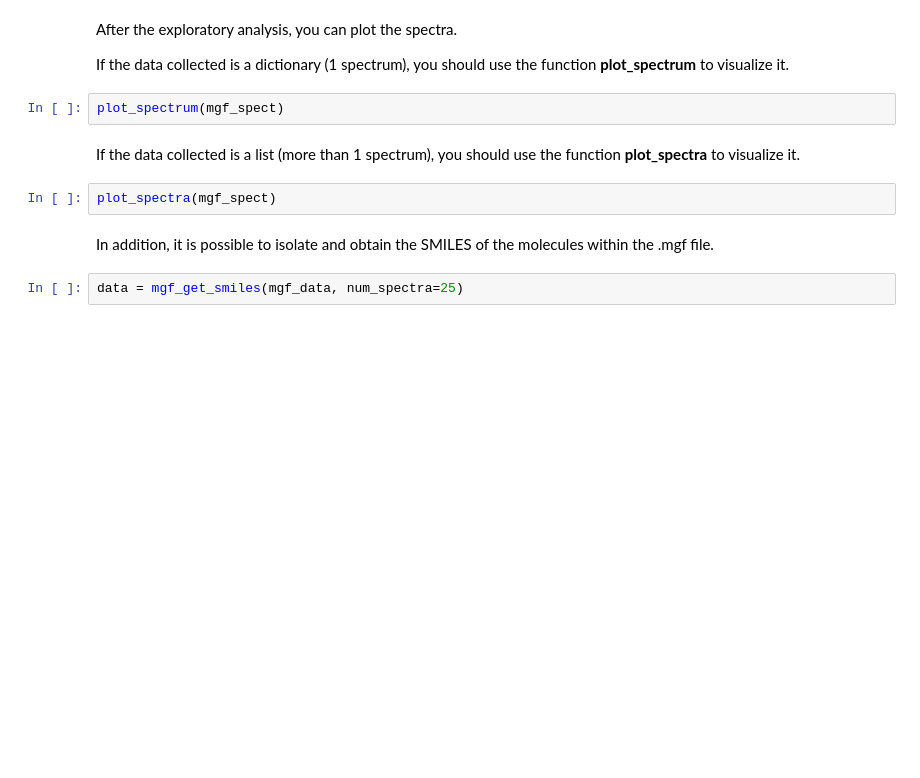
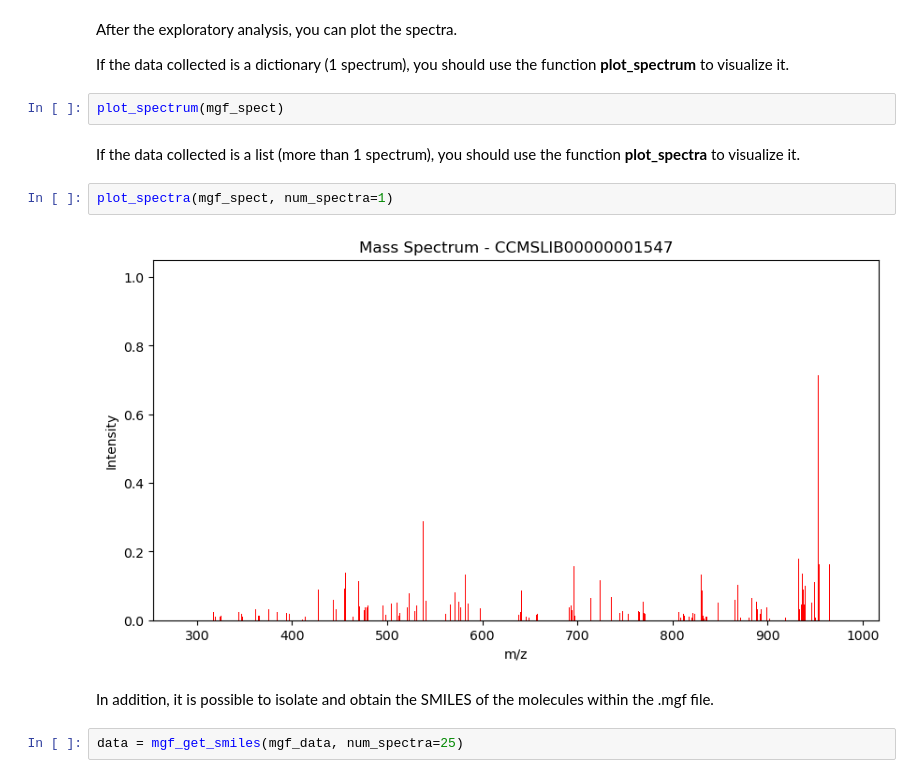
Before and after one commit to CarlosGomes00/Transformer-Based-Models-for-Chemical-Fingerprint-Prediction, a Jupyter notebook: notebooks/mgf_test.ipynb, the cells around one changed output. Cells and saved outputs as stored; diff of their text form; blank space fills up the shorter version.

```diff
--- a/notebooks/mgf_test.ipynb
+++ b/notebooks/mgf_test.ipynb
@@ -97,7 +109,9 @@ plot_spectrum(mgf_spect)
 # %% [markdown]
 If the data collected is a list (more than 1 spectrum), you should use the function **plot_spectra** to visualize it.
 # %%
-plot_spectra(mgf_spect)
+plot_spectra(mgf_spect, num_spectra=1)
+# %% [output]
+[figure, added]
 # %% [markdown]
 In addition, it is possible to isolate and obtain the SMILES of the molecules within the .mgf file.
 # %%
```
Also changed, not shown: parts of 5 cells of this notebook.
